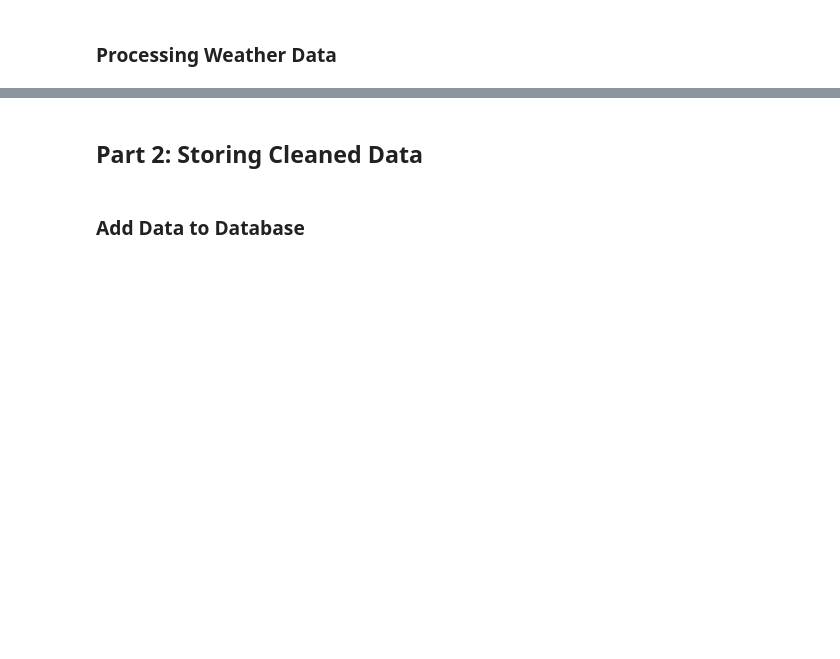
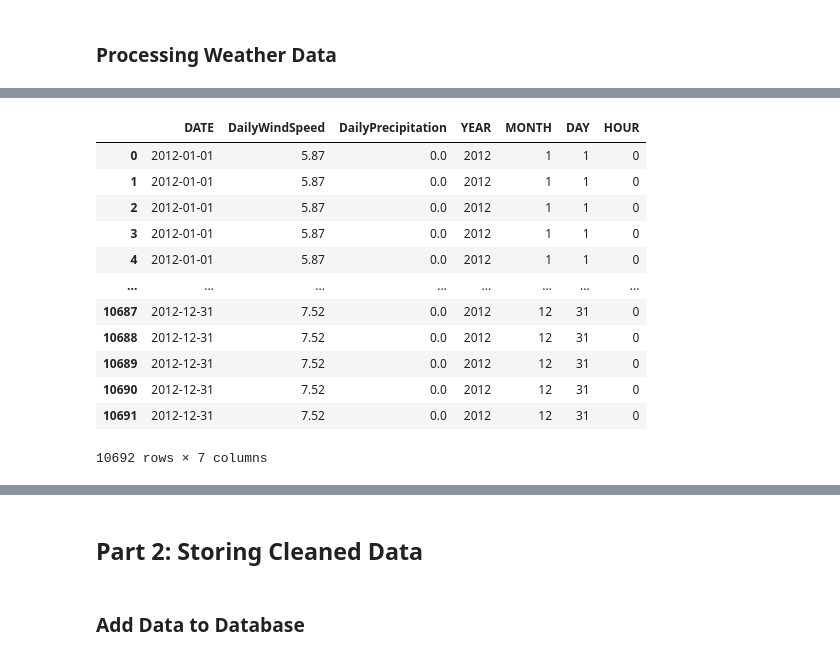
Before and after one commit to yiwen-qian/final-project, a Jupyter notebook: Project.ipynb, the cells around one changed output, grey strips where cells are left out. Saved outputs shown, nothing was run; the diff lists cells and outputs as text; code cells hidden in the pictures; blank space fills up the shorter version.

```diff
--- a/Project.ipynb
+++ b/Project.ipynb
@@ -376,3 +420,19 @@ def clean_month_weather_data_daily(csv_file):
+# %%
+clean_month_weather_data_daily('weather/2012_weather.csv')
+# %% [output]
+|  | DATE | DailyWindSpeed | DailyPrecipitation | YEAR | MONTH | DAY | HOUR |
+| 0 | 2012-01-01 | 5.87 | 0.0 | 2012 | 1 | 1 | 0 |
+| 1 | 2012-01-01 | 5.87 | 0.0 | 2012 | 1 | 1 | 0 |
+| 2 | 2012-01-01 | 5.87 | 0.0 | 2012 | 1 | 1 | 0 |
+| 3 | 2012-01-01 | 5.87 | 0.0 | 2012 | 1 | 1 | 0 |
+| 4 | 2012-01-01 | 5.87 | 0.0 | 2012 | 1 | 1 | 0 |
+| ... | ... | ... | ... | ... | ... | ... | ... |
+| 10687 | 2012-12-31 | 7.52 | 0.0 | 2012 | 12 | 31 | 0 |
+| 10688 | 2012-12-31 | 7.52 | 0.0 | 2012 | 12 | 31 | 0 |
+| 10689 | 2012-12-31 | 7.52 | 0.0 | 2012 | 12 | 31 | 0 |
+| 10690 | 2012-12-31 | 7.52 | 0.0 | 2012 | 12 | 31 | 0 |
+| 10691 | 2012-12-31 | 7.52 | 0.0 | 2012 | 12 | 31 | 0 |
+10692 rows × 7 columns
 # %%
 def load_and_clean_weather_data():
     weather_csv_files = get_all_weather_csvs(WEATHER_CSV_DIR)
```
Also changed, not shown: parts of 28 cells of this notebook.
